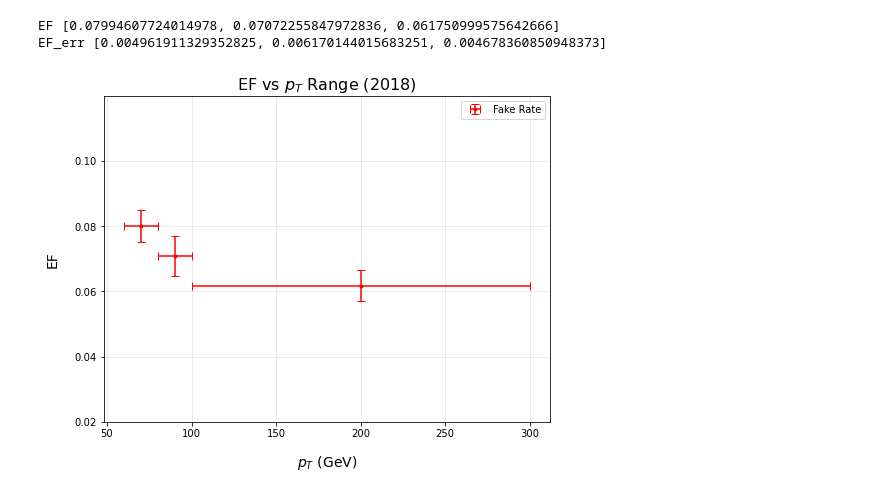
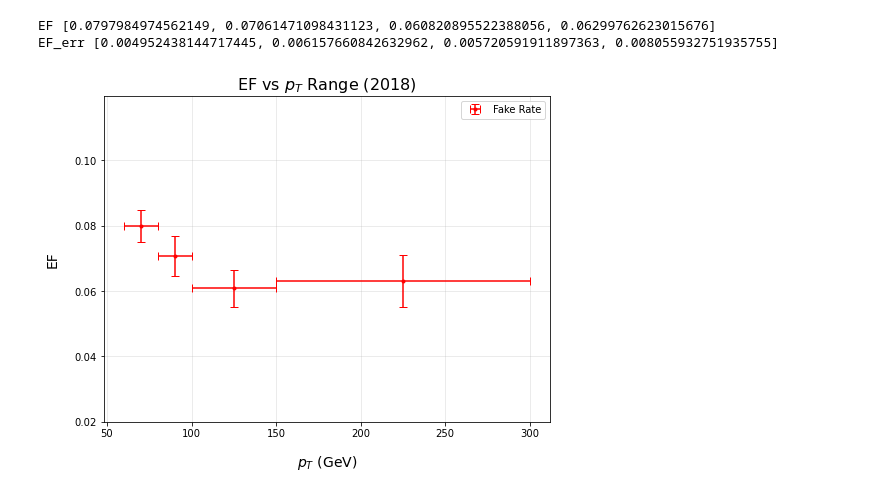
Before and after one commit to Pocket-Coffea/analysis, a Jupyter notebook: plotter/ef_evaluation.ipynb, the cells around one changed output. Drawn from its saved outputs; the diff is of its cells as text; code cells hidden in the pictures.

```diff
--- a/plotter/ef_evaluation.ipynb
+++ b/plotter/ef_evaluation.ipynb
@@ -47,8 +62,10 @@ EF = {"total_data": {"b1": {}, "b0": {}}, "total_mc": {"b1": {}, "b0": {}}}
 EF_err = {"total_data": {"b1": {}, "b0": {}}, "total_mc": {"b1": {}, "b0": {}}}
 EF_eta = {"total_data": {"b1": {}, "b0": {}}, "total_mc": {"b1": {}, "b0": {}}}
 EF_eta_err = {"total_data": {"b1": {}, "b0": {}}, "total_mc": {"b1": {}, "b0": {}}}
+EF_pt_eta = {"total_data": {"b1": {}, "b0": {}}, "total_mc": {"b1": {}, "b0": {}}}
+EF_pt_eta_err = {"total_data": {"b1": {}, "b0": {}}, "total_mc": {"b1": {}, "b0": {}}}
 for pt_interval in ef["pt"]["PLJ"]:
-    for smpl in ["total_data", "total_mc"]:
+    for smpl in ["total_data"]: # , "total_mc"
         n_crb = ef["pt"]["CRB"][pt_interval][smpl]
         n_crc = ef["pt"]["CRC"][pt_interval][smpl]
         n_crd = ef["pt"]["CRD"][pt_interval][smpl]
@@ -56,7 +73,7 @@ for pt_interval in ef["pt"]["PLJ"]:
         EF[smpl]["b1"][pt_interval] = ((n_crb*n_crc)/n_crd)/n_plj
         EF_err[smpl]["b1"][pt_interval] = EF[smpl]["b1"][pt_interval] * np.sqrt(1/n_crb + 1/n_crc + 1/n_crd + 1/n_plj)
 for pt_interval in ef["pt"]["PLJ"]:
-    for smpl in ["total_data", "total_mc"]:
+    for smpl in ["total_data"]:
         n_crb = ef["pt"]["b0_CRB"][pt_interval][smpl]
         n_crc = ef["pt"]["b0_CRC"][pt_interval][smpl]
         n_crd = ef["pt"]["b0_CRD"][pt_interval][smpl]
@@ -65,7 +82,7 @@ for pt_interval in ef["pt"]["PLJ"]:
         EF_err[smpl]["b0"][pt_interval] = EF[smpl]["b0"][pt_interval] * np.sqrt(1/n_crb + 1/n_crc + 1/n_crd + 1/n_plj)
 
 for eta_interval in ef["eta"]["PLJ"]:
-    for smpl in ["total_data", "total_mc"]:
+    for smpl in ["total_data"]:
         n_crb = ef["eta"]["CRB"][eta_interval][smpl]
         n_crc = ef["eta"]["CRC"][eta_interval][smpl]
         n_crd = ef["eta"]["CRD"][eta_interval][smpl]
@@ -73,13 +90,36 @@ for eta_interval in ef["eta"]["PLJ"]:
         EF_eta[smpl]["b1"][eta_interval] = ((n_crb*n_crc)/n_crd)/n_plj
         EF_eta_err[smpl]["b1"][eta_interval] = EF_eta[smpl]["b1"][eta_interval] * np.sqrt(1/n_crb + 1/n_crc + 1/n_crd + 1/n_plj)
 for eta_interval in ef["eta"]["PLJ"]:
-    for smpl in ["total_data", "total_mc"]:
+    for smpl in ["total_data"]:
         n_crb = ef["eta"]["b0_CRB"][eta_interval][smpl]
         n_crc = ef["eta"]["b0_CRC"][eta_interval][smpl]
         n_crd = ef["eta"]["b0_CRD"][eta_interval][smpl]
         n_plj = ef["eta"]["b0_PLJ"][eta_interval][smpl]
         EF_eta[smpl]["b0"][eta_interval] = ((n_crb*n_crc)/n_crd)/n_plj
         EF_eta_err[smpl]["b0"][eta_interval] = EF_eta[smpl]["b0"][eta_interval] * np.sqrt(1/n_crb + 1/n_crc + 1/n_crd + 1/n_plj)
+
+for smpl in ["total_data"]: # , "total_mc"
+    for pt_interval in ef["pt_eta"]["PLJ"]:
+        EF_pt_eta[smpl]["b1"][pt_interval] = {}
+        EF_pt_eta_err[smpl]["b1"][pt_interval] = {}
+        for eta in ef["pt_eta"]["PLJ"][pt_interval]:
+            n_crb = ef["pt_eta"]["CRB"][pt_interval][eta][smpl]
+            n_crc = ef["pt_eta"]["CRC"][pt_interval][eta][smpl]
+            n_crd = ef["pt_eta"]["CRD"][pt_interval][eta][smpl]
+            n_plj = ef["pt_eta"]["PLJ"][pt_interval][eta][smpl]
+            EF_pt_eta[smpl]["b1"][pt_interval][eta] = ((n_crb*n_crc)/n_crd)/n_plj
+            EF_pt_eta_err[smpl]["b1"][pt_interval][eta] = EF_pt_eta[smpl]["b1"][pt_interval][eta] * np.sqrt(1/n_crb + 1/n_crc + 1/n_crd + 1/n_plj)
+for smpl in ["total_data"]: # , "total_mc"
+    for pt_interval in ef["pt_eta"]["PLJ"]:
+        EF_pt_eta[smpl]["b0"][pt_interval] = {}
+        EF_pt_eta_err[smpl]["b0"][pt_interval] = {}
+        for eta in ef["pt_eta"]["PLJ"][pt_interval]:
+            n_crb = ef["pt_eta"]["b0_CRB"][pt_interval][eta][smpl]
+            n_crc = ef["pt_eta"]["b0_CRC"][pt_interval][eta][smpl]
+            n_crd = ef["pt_eta"]["b0_CRD"][pt_interval][eta][smpl]
+            n_plj = ef["pt_eta"]["b0_PLJ"][pt_interval][eta][smpl]
+            EF_pt_eta[smpl]["b0"][pt_interval][eta] = ((n_crb*n_crc)/n_crd)/n_plj
+            EF_pt_eta_err[smpl]["b0"][pt_interval][eta] = EF_pt_eta[smpl]["b0"][pt_interval][eta] * np.sqrt(1/n_crb + 1/n_crc + 1/n_crd + 1/n_plj)
 # %%
 EF
 # %% [output]
@@ -183,35 +202,35 @@ output["nevents_eta"]
 # %%
 total_EF = []
 total_EF_err = []
 
-for pt in EF["total_data"].keys():
-    total_EF.append(EF["total_data"][pt])
-for pt in EF_err["total_data"].keys():
-    total_EF_err.append(EF_err["total_data"][pt])
+for pt in EF["total_data"]["b1"].keys():
+    total_EF.append(EF["total_data"]["b1"][pt])
+for pt in EF_err["total_data"]["b1"].keys():
+    total_EF_err.append(EF_err["total_data"]["b1"][pt])
 
 print ("EF", total_EF)
 print("EF_err", total_EF_err)
-pt = [70,90,200]
-pt_err = [10,10,100]
+pt = [70, 90, 125, 225]
+pt_err = [10, 10, 25, 75]
 
 
 # Draw Plot
 fig, ax = plt.subplots(figsize=(8, 6))  #
 ax.errorbar(pt, total_EF, yerr=total_EF_err, xerr=pt_err,
                 fmt='.', color='red', label='Fake Rate', capsize=4)
 
 ax.set_xlabel("$p_T$ (GeV)", fontsize=14, labelpad=15)
 ax.set_ylabel("EF", fontsize=14, labelpad=15)
 ax.set_title("EF vs $p_T$ Range (2018)", fontsize=16)
 plt.ylim(0.02, max(total_EF)*1.5)
 ax.grid(alpha=0.3)
 ax.legend()
 
 
 #fig.tight_layout()
 fig.savefig("FAKERATE_pt.png", bbox_inches="tight", pad_inches=0.2, facecolor="white")
 #plt.show()
 # %% [output]
-EF [0.07994607724014978, 0.07072255847972836, 0.061750999575642666]
-EF_err [0.004961911329352825, 0.006170144015683251, 0.004678360850948373]
+EF [0.0797984974562149, 0.07061471098431123, 0.060820895522388056, 0.06299762623015676]
+EF_err [0.004952438144717445, 0.006157660842632962, 0.005720591911897363, 0.008055932751935755]
-[figure, old version]
+[figure, new version]
```
Also changed, not shown: parts of 14 cells of this notebook, 4 other files.
